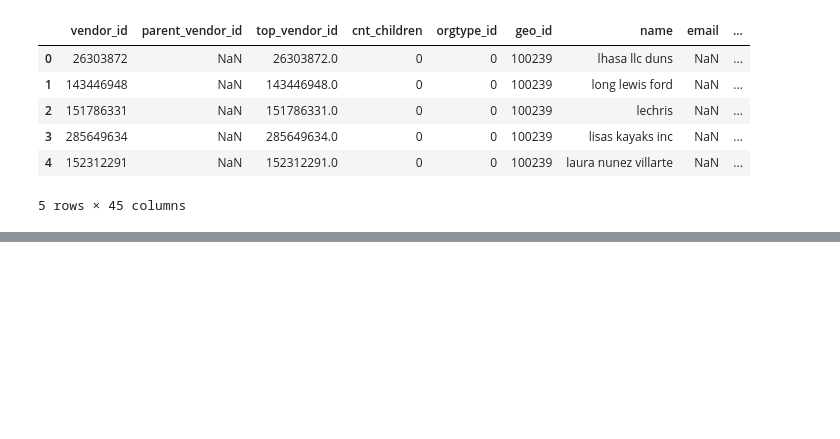
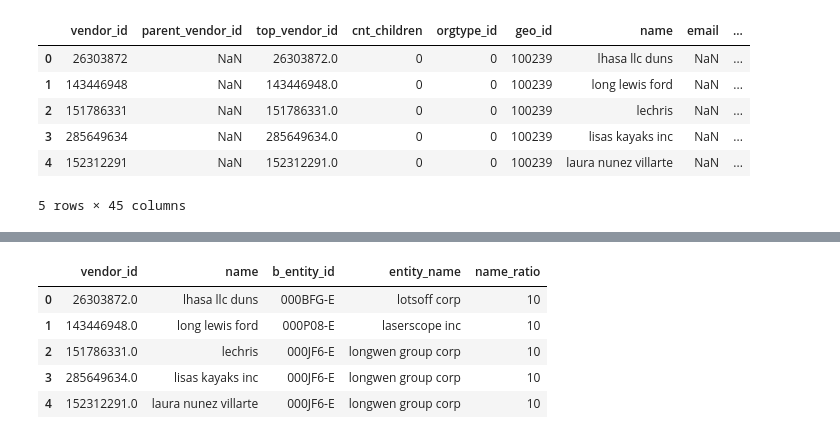
Before and after one commit to jeffersonzaki/Govini, a Jupyter notebook: Untitled.ipynb, the cells around one changed output, grey strips where cells are left out. Saved outputs shown, nothing was run; the diff lists cells and outputs as text; code cells hidden in the pictures; blank space fills up the shorter version.

```diff
--- a/Untitled.ipynb
+++ b/Untitled.ipynb
@@ -542,0 +697,9 @@ from fuzzywuzzy import process
+# %%
+combined_data.head()
+# %% [output]
+|  | vendor_id | name | b_entity_id | entity_name | name_ratio |
+| 0 | 26303872.0 | lhasa llc duns | 000BFG-E | lotsoff corp | 10 |
+| 1 | 143446948.0 | long lewis ford | 000P08-E | laserscope inc | 10 |
+| 2 | 151786331.0 | lechris | 000JF6-E | longwen group corp | 10 |
+| 3 | 285649634.0 | lisas kayaks inc | 000JF6-E | longwen group corp | 10 |
+| 4 | 152312291.0 | laura nunez villarte | 000JF6-E | longwen group corp | 10 |
```
Also changed, not shown: parts of 26 cells of this notebook.
